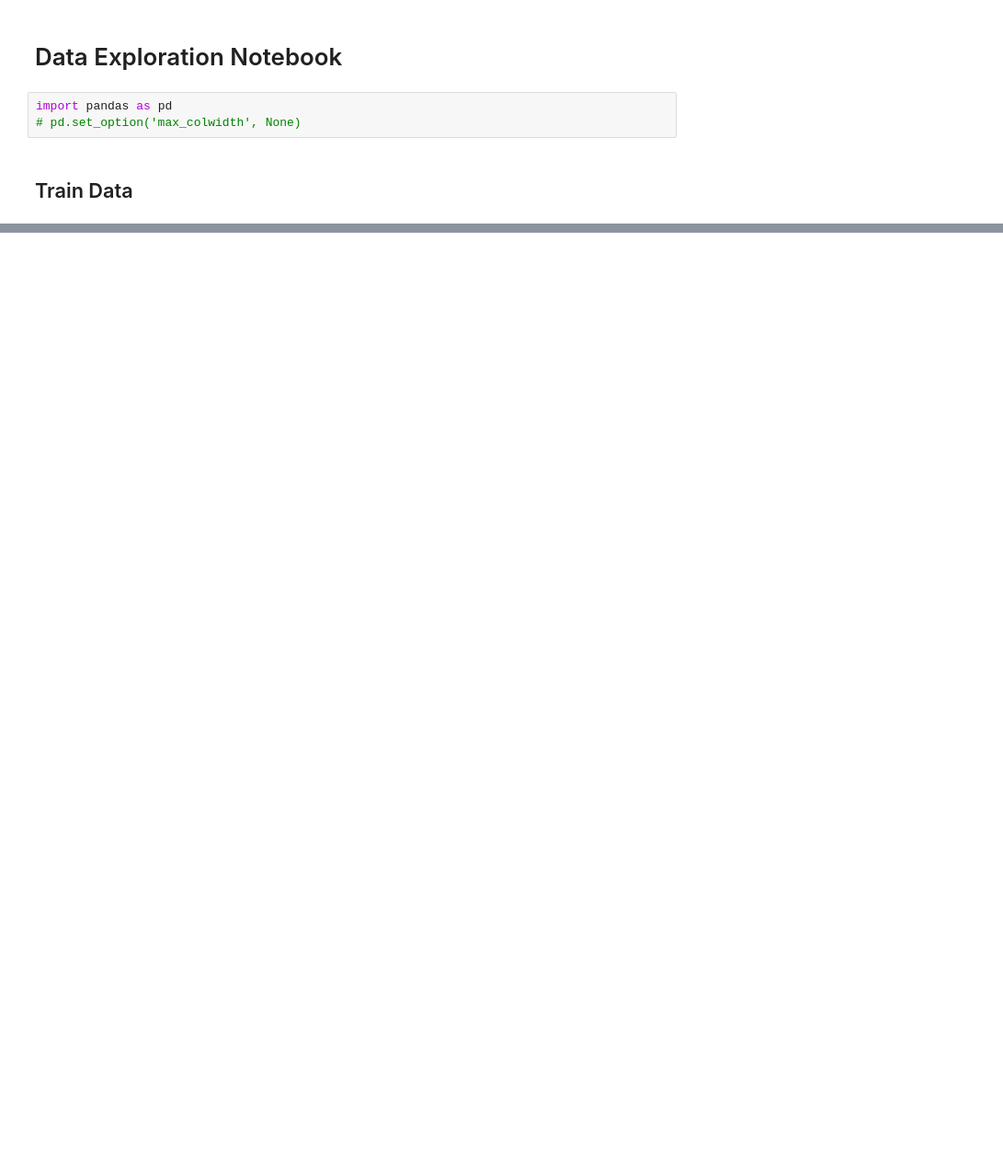
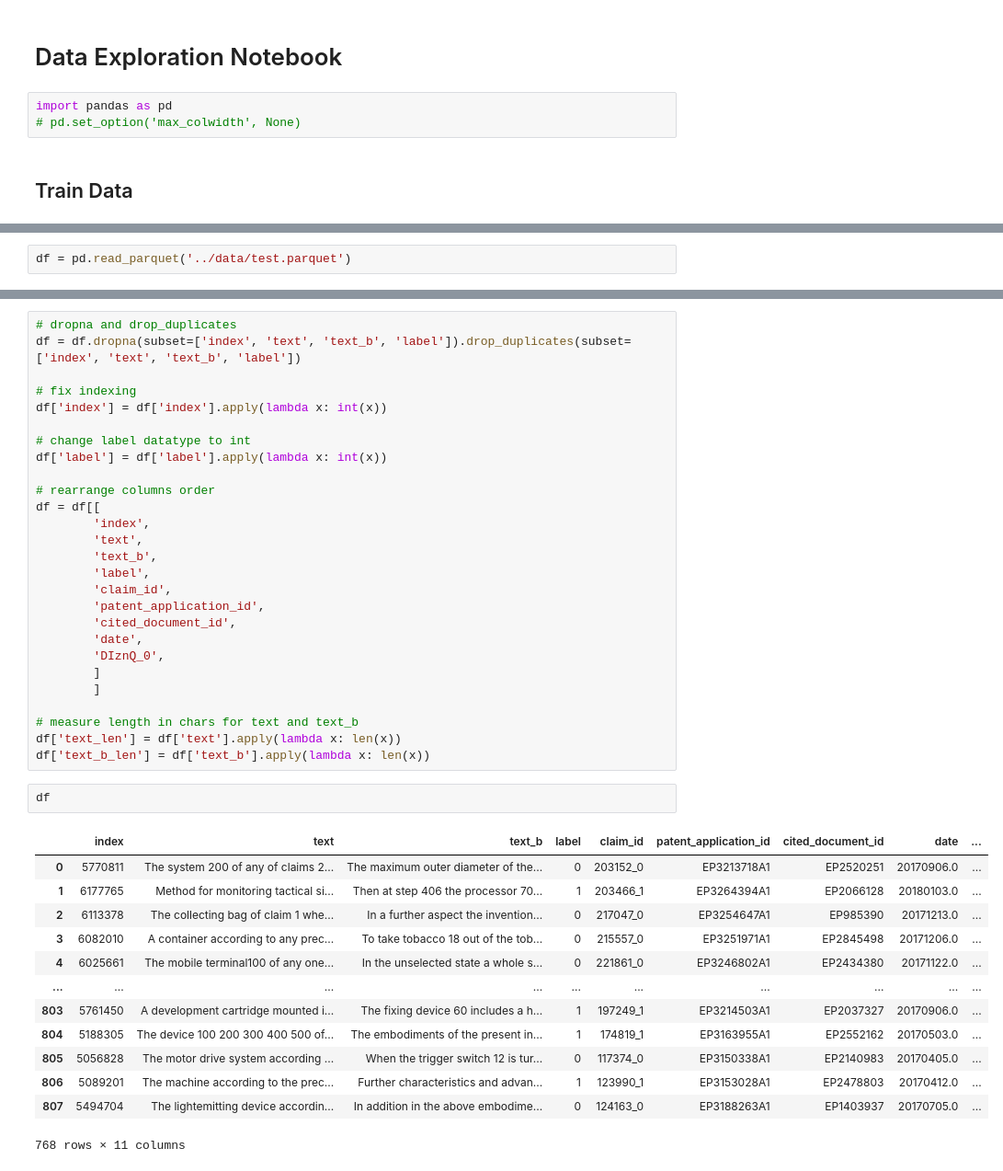
Before and after one commit to XnibyH/PatentMatch-Experiment, a Jupyter notebook: notebooks/data_exploration.ipynb, the cells around one changed output, grey strips where cells are left out. Shown at 92% size. Drawn from its saved outputs; the diff is of its cells as text; blank space fills up the shorter version.

Commit message:
update Readme and notebooks/data_exploration.ipynb

```diff
--- a/notebooks/data_exploration.ipynb
+++ b/notebooks/data_exploration.ipynb
@@ -58,0 +133,2 @@ df[df['cited_document_id'] == 'EP1003164']
+# %%
+df = pd.read_parquet('../data/test.parquet')
@@ -58,0 +167,43 @@ df[df['cited_document_id'] == 'EP1003164']
+# %%
+# dropna and drop_duplicates
+df = df.dropna(subset=['index', 'text', 'text_b', 'label']).drop_duplicates(subset=['index', 'text', 'text_b', 'label'])
+
+# fix indexing
+df['index'] = df['index'].apply(lambda x: int(x))
+
+# change label datatype to int
+df['label'] = df['label'].apply(lambda x: int(x))
+
+# rearrange columns order
+df = df[[
+        'index',
+        'text',
+        'text_b',
+        'label',
+        'claim_id',
+        'patent_application_id',
+        'cited_document_id',
+        'date',
+        'DIznQ_0',
+        ]
+        ]
+
+# measure length in chars for text and text_b
+df['text_len'] = df['text'].apply(lambda x: len(x))
+df['text_b_len'] = df['text_b'].apply(lambda x: len(x))
+# %%
+df
+# %% [output]
+|  | index | text | text_b | label | claim_id | patent_application_id | cited_document_id | date | ... |
+| 0 | 5770811 | The system 200 of any of claims 2... | The maximum outer diameter of the... | 0 | 203152_0 | EP3213718A1 | EP2520251 | 20170906.0 | ... |
+| 1 | 6177765 | Method for monitoring tactical si... | Then at step 406 the processor 70... | 1 | 203466_1 | EP3264394A1 | EP2066128 | 20180103.0 | ... |
+| 2 | 6113378 | The collecting bag of claim 1 whe... | In a further aspect the invention... | 0 | 217047_0 | EP3254647A1 | EP985390 | 20171213.0 | ... |
+| 3 | 6082010 | A container according to any prec... | To take tobacco 18 out of the tob... | 0 | 215557_0 | EP3251971A1 | EP2845498 | 20171206.0 | ... |
+| 4 | 6025661 | The mobile terminal100 of any one... | In the unselected state a whole s... | 0 | 221861_0 | EP3246802A1 | EP2434380 | 20171122.0 | ... |
+| ... | ... | ... | ... | ... | ... | ... | ... | ... | ... |
+| 803 | 5761450 | A development cartridge mounted i... | The fixing device 60 includes a h... | 1 | 197249_1 | EP3214503A1 | EP2037327 | 20170906.0 | ... |
+| 804 | 5188305 | The device 100 200 300 400 500 of... | The embodiments of the present in... | 1 | 174819_1 | EP3163955A1 | EP2552162 | 20170503.0 | ... |
+| 805 | 5056828 | The motor drive system according ... | When the trigger switch 12 is tur... | 0 | 117374_0 | EP3150338A1 | EP2140983 | 20170405.0 | ... |
+| 806 | 5089201 | The machine according to the prec... | Further characteristics and advan... | 1 | 123990_1 | EP3153028A1 | EP2478803 | 20170412.0 | ... |
+| 807 | 5494704 | The lightemitting device accordin... | In addition in the above embodime... | 0 | 124163_0 | EP3188263A1 | EP1403937 | 20170705.0 | ... |
+768 rows × 11 columns
```
Also changed, not shown: parts of 24 cells of this notebook, 1 other file.
